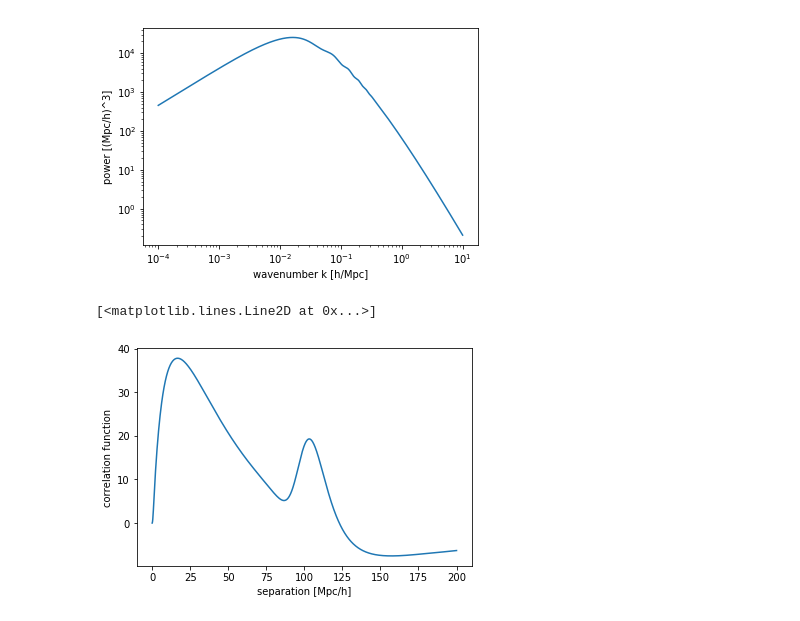
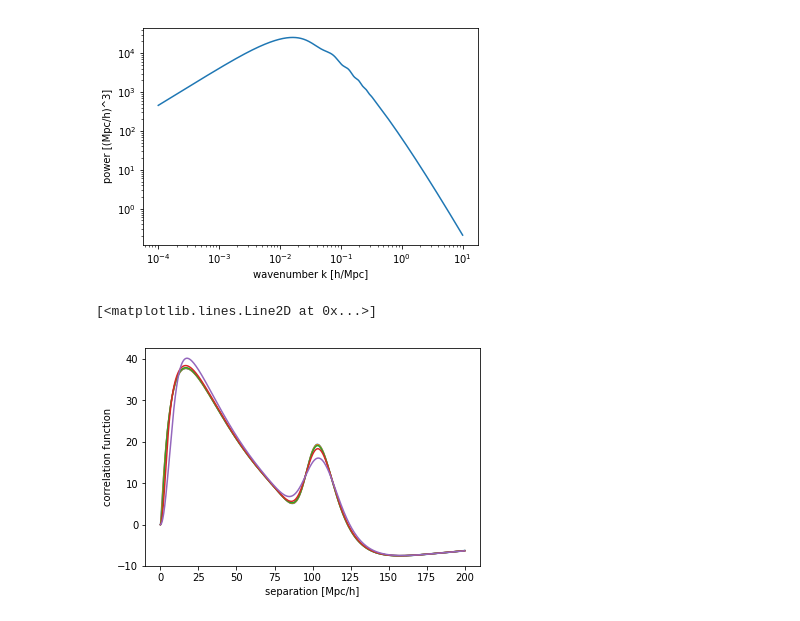
Before and after one commit to igmhub/LyaCoLoRe, a Jupyter notebook: camb_scripts/plot_xi_theory.ipynb, the cells around one changed output. Cells and saved outputs as stored; diff of their text form; code cells hidden in the pictures.

```diff
--- a/camb_scripts/plot_xi_theory.ipynb
+++ b/camb_scripts/plot_xi_theory.ipynb
@@ -75,13 +75,25 @@ def xi_from_pk(r,ks,Ps,G):
 G=0.5
 # will evaluate correlation function at these separations
 rs=np.linspace(0.01,200.0,1000)
-xis=np.zeros(rs.shape)
+xis_01=np.zeros(rs.shape)
+xis_05=np.zeros(rs.shape)
+xis_10=np.zeros(rs.shape)
+xis_20=np.zeros(rs.shape)
+xis_40=np.zeros(rs.shape)
 for i,r in enumerate(rs):
-    xis[i]=xi_from_pk(r,kh,pk[0],G)
+    xis_01[i]=xi_from_pk(r,kh,pk[0],0.1)
+    xis_05[i]=xi_from_pk(r,kh,pk[0],0.5)
+    xis_10[i]=xi_from_pk(r,kh,pk[0],1.0)
+    xis_20[i]=xi_from_pk(r,kh,pk[0],2.0)
+    xis_40[i]=xi_from_pk(r,kh,pk[0],4.0)
 # %%
 plt.xlabel('separation [Mpc/h]')
 plt.ylabel('correlation function')
-plt.plot(rs,rs*rs*xis)
+plt.plot(rs,rs*rs*xis_01)
+plt.plot(rs,rs*rs*xis_05)
+plt.plot(rs,rs*rs*xis_10)
+plt.plot(rs,rs*rs*xis_20)
+plt.plot(rs,rs*rs*xis_40)
 # %% [output]
 [<matplotlib.lines.Line2D at 0x...>]
-[figure, old version]
+[figure, new version]
```
Also changed, not shown: parts of 4 cells of this notebook, 10 other files.
